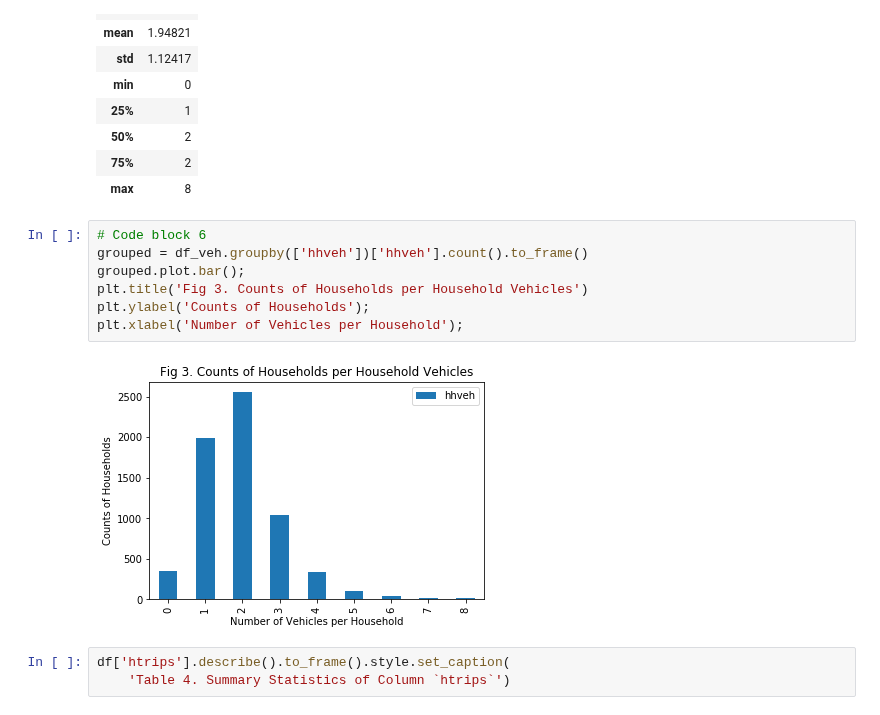
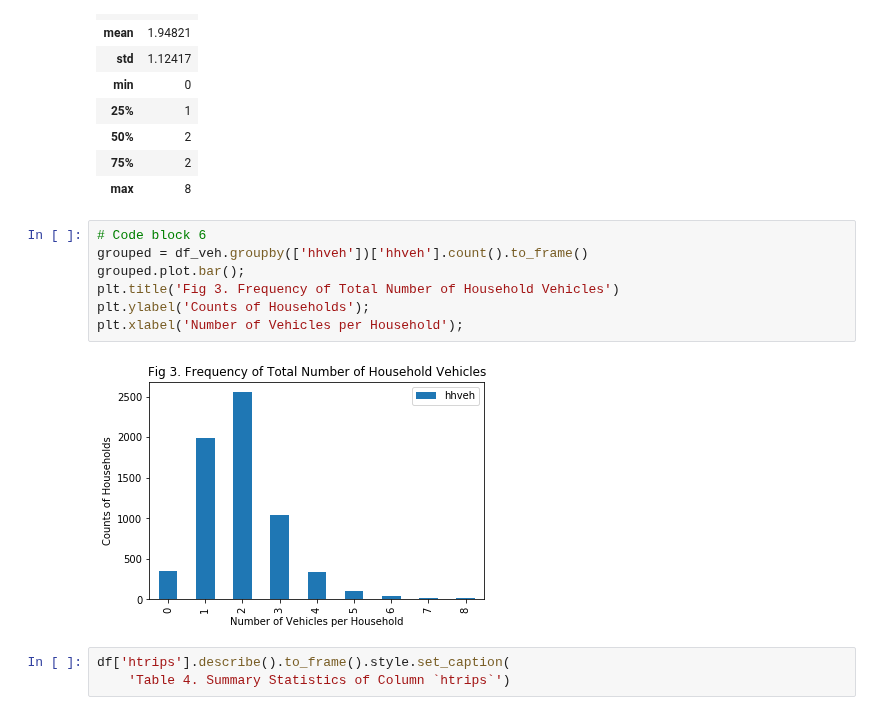
Before and after one commit to saashimi/USP_587, a Jupyter notebook: hw1.ipynb, the cells around one changed output. Saved outputs shown, nothing was run; the diff lists cells and outputs as text.

```diff
--- a/hw1.ipynb
+++ b/hw1.ipynb
@@ -109,12 +107,12 @@ Table 3. Summary Statistics of Column `hhveh`
 # %%
 # Code block 6
 grouped = df_veh.groupby(['hhveh'])['hhveh'].count().to_frame()
 grouped.plot.bar();
-plt.title('Fig 3. Counts of Households per Household Vehicles')
+plt.title('Fig 3. Frequency of Total Number of Household Vehicles')
 plt.ylabel('Counts of Households');
 plt.xlabel('Number of Vehicles per Household');
 # %% [output]
-[figure, old version]
+[figure, new version]
 # %%
 df['htrips'].describe().to_frame().style.set_caption(
     'Table 4. Summary Statistics of Column `htrips`')
```
Also changed, not shown: parts of 14 cells of this notebook.
